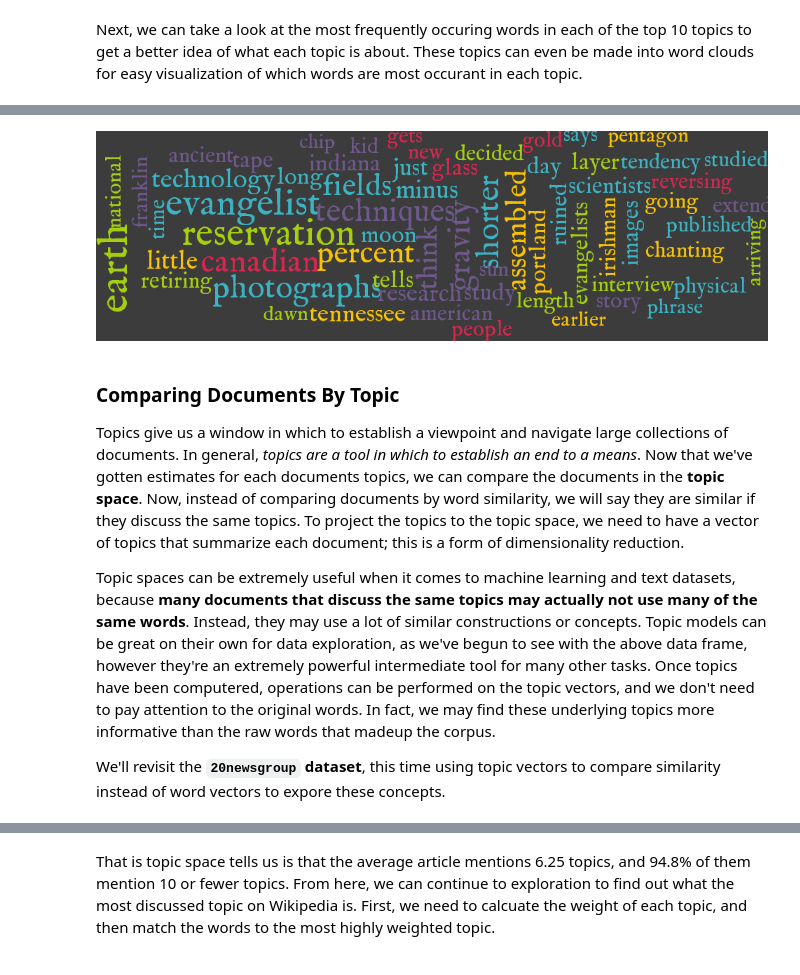
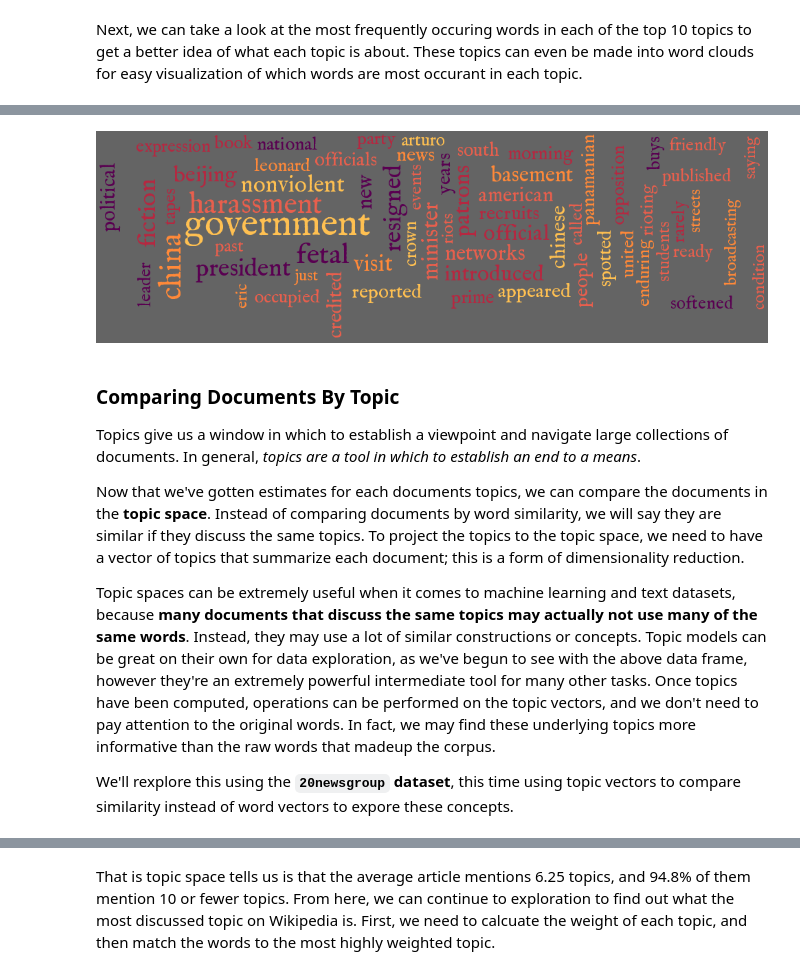
Before and after one commit to WhitneyOnTheWeb/JupyterNotebooks, a Jupyter notebook: Machine Learning/MachineLearningWithPythonCh4.ipynb, the cells around one changed output, grey strips where cells are left out. Drawn from its saved outputs; the diff is of its cells as text; code cells hidden in the pictures.

````diff
--- a/Machine Learning/MachineLearningWithPythonCh4.ipynb
+++ b/Machine Learning/MachineLearningWithPythonCh4.ipynb
@@ -29,7 +43,7 @@ def line():
 
 def create_cloud(oname, words, size=(1200, 300), maxsize=50, minsize=15
                , background=(100, 100, 100, 255), fontname='IM Fell DW Pica'
-               , colors=COLOR_SCHEMES['kidding'], rectangular=True):
+               , colors=COLOR_SCHEMES['audacity'], rectangular=True):
     words = [(w,int(v*100000)) for w,v in words]
     tags = make_tags(words, maxsize=maxsize, minsize=minsize, colors=colors)
     create_tag_image(tags, oname, size=size
@@ -118,8 +179,7 @@ for doc in ap_data:
 # %%
-os.chdir('F:/Datasets/AP/')
-#corpus_clean = corpora.BleiCorpus.serialize('{0}_clean.dat'.format(name), ap_docs, dictionary)
+# corpus_clean = corpora.BleiCorpus.serialize(f'{name}_clean.dat', ap_docs, dictionary)
 
 # Cleaned Data Model------------------------------------------------------------------------
-corpus = corpora.BleiCorpus('{0}_clean.dat'.format(name)
-                          , '{0}_clean.vocab'.format(name))
+corpus = corpora.BleiCorpus(f'{name}_clean.dat'
+                          , f'{name}_clean.dat.vocab')
 # %% [output]
@@ -127,11 +187,0 @@ corpus = corpora.BleiCorpus('{0}_clean.dat'.format(name)
-# %%
-#lda_model = models.ldamodel.LdaModel(corpus
-#                                   , num_topics=N_TOPICS
-#                                   , id2word=corpus.id2word)
-
-#lda_model.save('{0}_lda1.pkl'.format(name))
-lda_model = models.ldamodel.LdaModel.load('{0}_lda1.pkl'.format(name))
-
-doc = corpus.docbyoffset(0)
-topics = lda_model[doc]
-p.pprint(topics)
@@ -155,3 +189,16 @@ p.pprint(topics)
 The ```corpus``` variable hold all of the text documents, and will allow us to easily build a topic model using it's structure as input. The below ```model``` constructor will allow us to statistically infer which topics are present in the corpus, and we can explore the resulting model in a lot of various ways. The list of topics resulting from the model can be output using the models ```[doc]``` syntax.
 
 To train a basic LDA Model, we input the raw corpus, the number of topics desired as output, and the vocabulary to use as topic ids. In the case of the Blei corpus, the vocabulary list was pregenerated, however, **```gensim``` does come with a ```Dictionary``` class that has built-in functions which will populate a vocabulary dictionary for this purpose from a raw corpus if you don't already have one.**
+# %%
+# --- create and save a new model
+lda_model = models.ldamodel.LdaModel(corpus
+                                   , num_topics=N_TOPICS
+                                   , id2word=corpus.id2word)
+lda_model.save(f'{name}_lda1.pkl')
+
+# --- load a saved model
+# lda_model = models.ldamodel.LdaModel.load(f'{name}_lda1.pkl')
+
+doc = corpus.docbyoffset(0)
+topics = lda_model[doc]
+p.pprint(topics)
@@ -250,13 +349,15 @@ df_top10[:20]
 # %%
-create_cloud('./{0}_top10topic.png'.format(name), top_10[1])
-Image(filename='./{0}_top10topic.png'.format(name))
+create_cloud(f'./{name}_top10topic.png', top_10[0])
+Image(filename=f'./{name}_top10topic.png')
 # %% [output]
-[figure, old version]
+[figure, new version]
 # %% [markdown]
 ### Comparing Documents By Topic
 
-Topics give us a window in which to establish a viewpoint and navigate large collections of documents. In general, *topics are a tool in which to establish an end to a means*. Now that we've gotten estimates for each documents topics, we can compare the documents in the **topic space**. Now, instead of comparing documents by word similarity, we will say they are similar if they discuss the same topics. To project the topics to the topic space, we need to have a vector of topics that summarize each document; this is a form of dimensionality reduction.
+Topics give us a window in which to establish a viewpoint and navigate large collections of documents. In general, *topics are a tool in which to establish an end to a means*.
 
-Topic spaces can be extremely useful when it comes to machine learning and text datasets, because **many documents that discuss the same topics may actually not use many of the same words**. Instead, they may use a lot of similar constructions or concepts. Topic models can be great on their own for data exploration, as we've begun to see with the above data frame, however they're an extremely powerful intermediate tool for many other tasks. Once topics have been computered, operations can be performed on the topic vectors, and we don't need to pay attention to the original words. In fact, we may find these underlying topics more informative than the raw words that madeup the corpus.
+Now that we've gotten estimates for each documents topics, we can compare the documents in the **topic space**. Instead of comparing documents by word similarity, we will say they are similar if they discuss the same topics. To project the topics to the topic space, we need to have a vector of topics that summarize each document; this is a form of dimensionality reduction.
 
-We'll revisit the **```20newsgroup``` dataset**, this time using topic vectors to compare similarity instead of word vectors to expore these concepts.
+Topic spaces can be extremely useful when it comes to machine learning and text datasets, because **many documents that discuss the same topics may actually not use many of the same words**. Instead, they may use a lot of similar constructions or concepts. Topic models can be great on their own for data exploration, as we've begun to see with the above data frame, however they're an extremely powerful intermediate tool for many other tasks. Once topics have been computed, operations can be performed on the topic vectors, and we don't need to pay attention to the original words. In fact, we may find these underlying topics more informative than the raw words that madeup the corpus.
+
+We'll rexplore this using the **```20newsgroup``` dataset**, this time using topic vectors to compare similarity instead of word vectors to expore these concepts.
````
Also changed, not shown: parts of 59 cells of this notebook.
